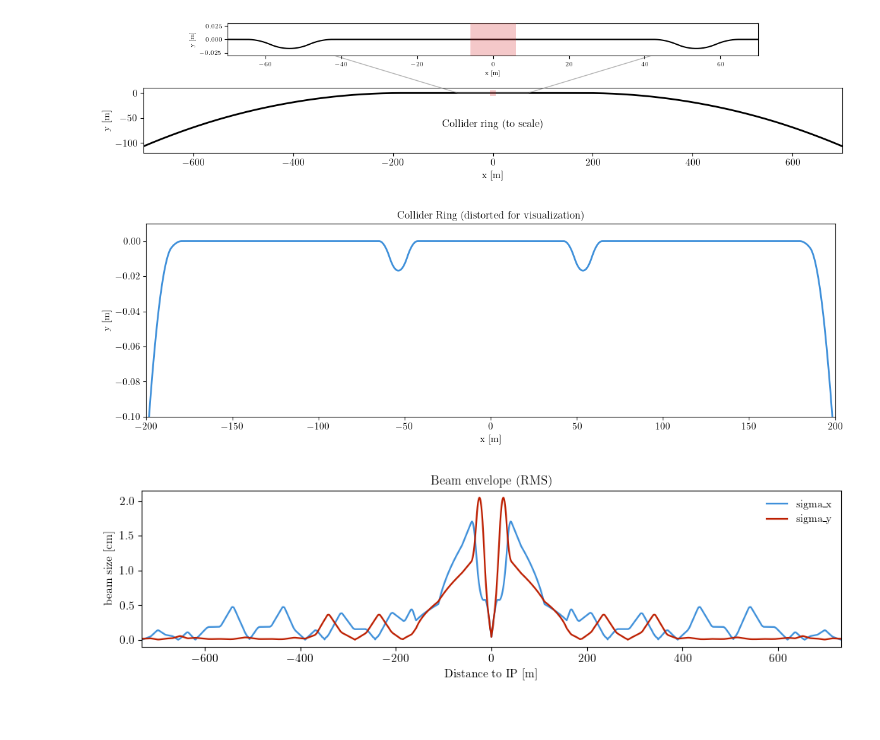
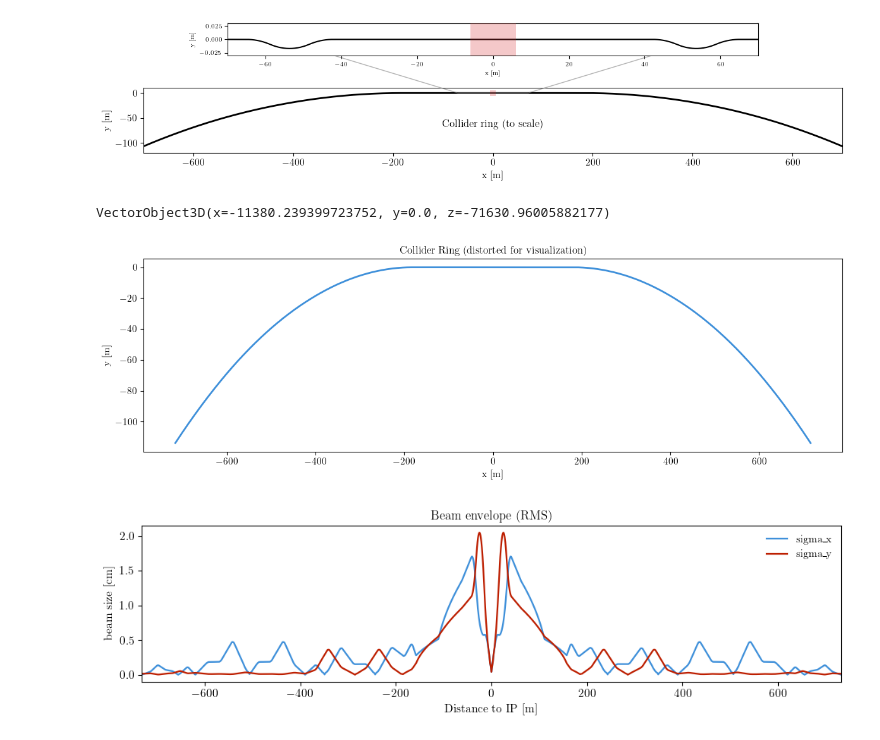
Before and after one commit to jchoi55/MINT, a Jupyter notebook: main_collider_ring_studies.ipynb, the cells around one changed output. Drawn from its saved outputs; the diff is of its cells as text; code cells hidden in the pictures.

```diff
--- a/main_collider_ring_studies.ipynb
+++ b/main_collider_ring_studies.ipynb
@@ -98,20 +98,24 @@ fig.tight_layout()
 fig.savefig("plots/collider_ring_geometry.pdf", dpi=400)
 # %% [output]
 [figure]
+# %%
+ring_sims["numubar_nobd"].pos[i_weird]
+# %% [output]
+VectorObject3D(x=-11380.239399723752, y=0.0, z=-71630.96005882177)
 # %%
 # Quick geometry and reference momentum profile
 u = np.linspace(0, 1, 4000)
 
 fig, ax = plt.subplots(1, 1, figsize=(12, 4))
 ax.plot(ring_lattice.x(u)/100, ring_lattice.y(u)/100, lw=2)
 ax.set_xlabel("x [m]")
 ax.set_ylabel("y [m]")
 ax.set_title("Collider Ring (distorted for visualization)")
-ax.set_ylim(-0.1,0.01)
-ax.set_xlim(-200,200)
+# ax.set_ylim(-0.1,0.01)
+# ax.set_xlim(-200,200)
 fig.tight_layout()
 # %% [output]
-[figure, old version]
+[figure, new version]
 # %%
 # Plot beam envelope (RMS) vs longitudinal position s [m]
 delta_s_m = (ring_lattice.s(u) - ring_lattice.s(u).mean())*1e-2
```
Also changed, not shown: parts of 21 cells of this notebook, 15 other files.
